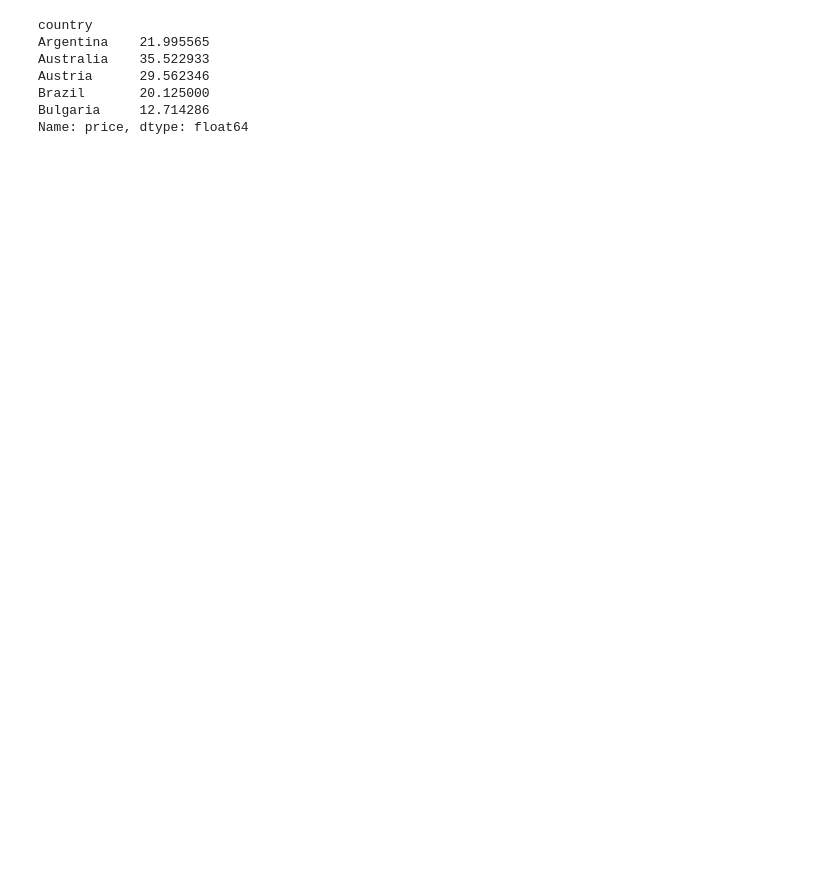
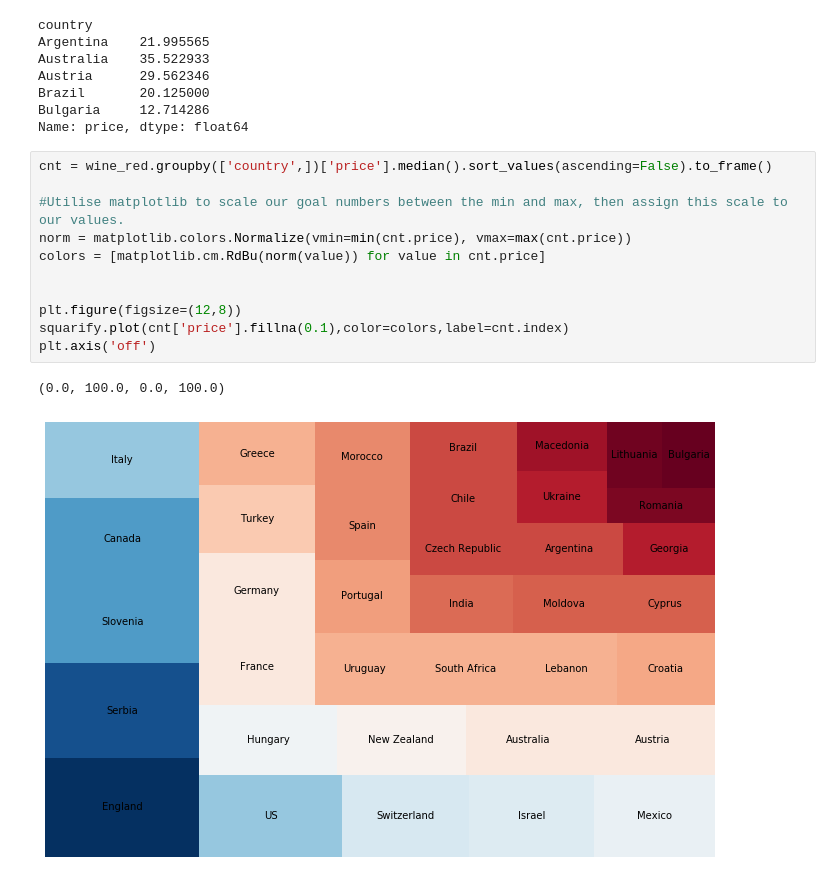
Before and after one commit to 06S197GT/SMU-Project-1, a Jupyter notebook: WineAnalysis.ipynb, the cells around one changed output. Cells and saved outputs as stored; diff of their text form; blank space fills up the shorter version.

```diff
--- a/WineAnalysis.ipynb
+++ b/WineAnalysis.ipynb
@@ -903,3 +906,17 @@ Austria      29.562346
 Brazil       20.125000
 Bulgaria     12.714286
 Name: price, dtype: float64
+# %%
+cnt = wine_red.groupby(['country',])['price'].median().sort_values(ascending=False).to_frame()
+
+#Utilise matplotlib to scale our goal numbers between the min and max, then assign this scale to our values.
+norm = matplotlib.colors.Normalize(vmin=min(cnt.price), vmax=max(cnt.price))
+colors = [matplotlib.cm.RdBu(norm(value)) for value in cnt.price]
+
+
+plt.figure(figsize=(12,8))
+squarify.plot(cnt['price'].fillna(0.1),color=colors,label=cnt.index)
+plt.axis('off')
+# %% [output]
+(0.0, 100.0, 0.0, 100.0)
+[figure, added]
```
Also changed, not shown: parts of 8 cells of this notebook.
